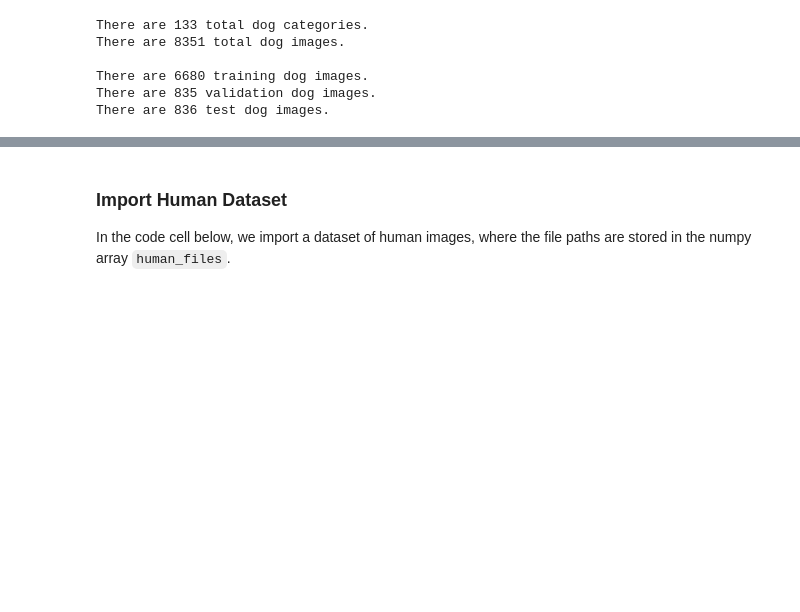
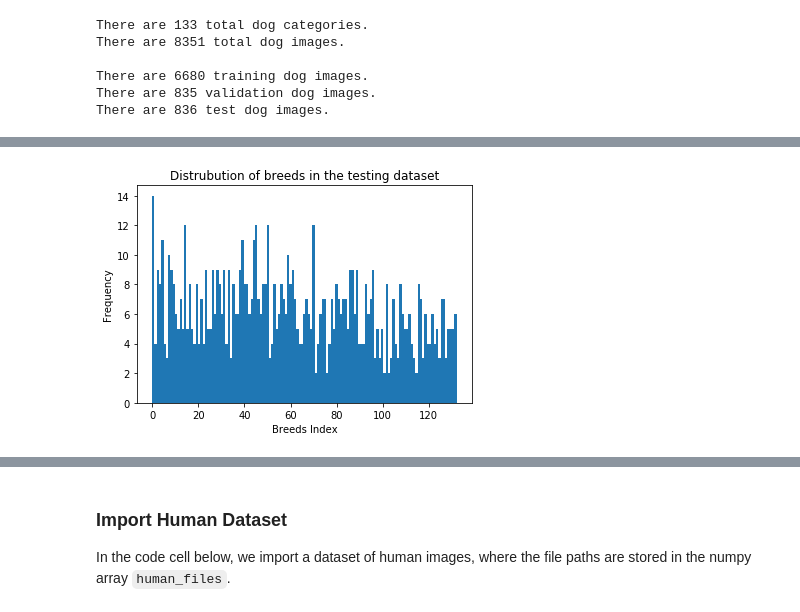
Before and after one commit to ivanmang/Dog-Breed-Classifier, a Jupyter notebook: dog_app.ipynb, the cells around one changed output, grey strips where cells are left out. Cells and saved outputs as stored; diff of their text form; code cells hidden in the pictures; blank space fills up the shorter version.

```diff
--- a/dog_app.ipynb
+++ b/dog_app.ipynb
@@ -93,0 +137,14 @@ There are 836 test dog images.
+# %%
+# Distrubution of different breeds in the testing dataset
+import pandas as pd
+breed_count = []
+for i in range(len(test_targets)):
+    breed_count.append(np.argmax(train_targets[i]))
+test = pd.Series(breed_count)
+plt.hist(test, bins=133)
+plt.xlabel("Breeds Index")
+plt.ylabel("Frequency")
+plt.title("Distrubution of breeds in the testing dataset")
+plt.show()
+# %% [output]
+[figure, added]
```
Also changed, not shown: parts of 20 cells of this notebook, 1 other file.
